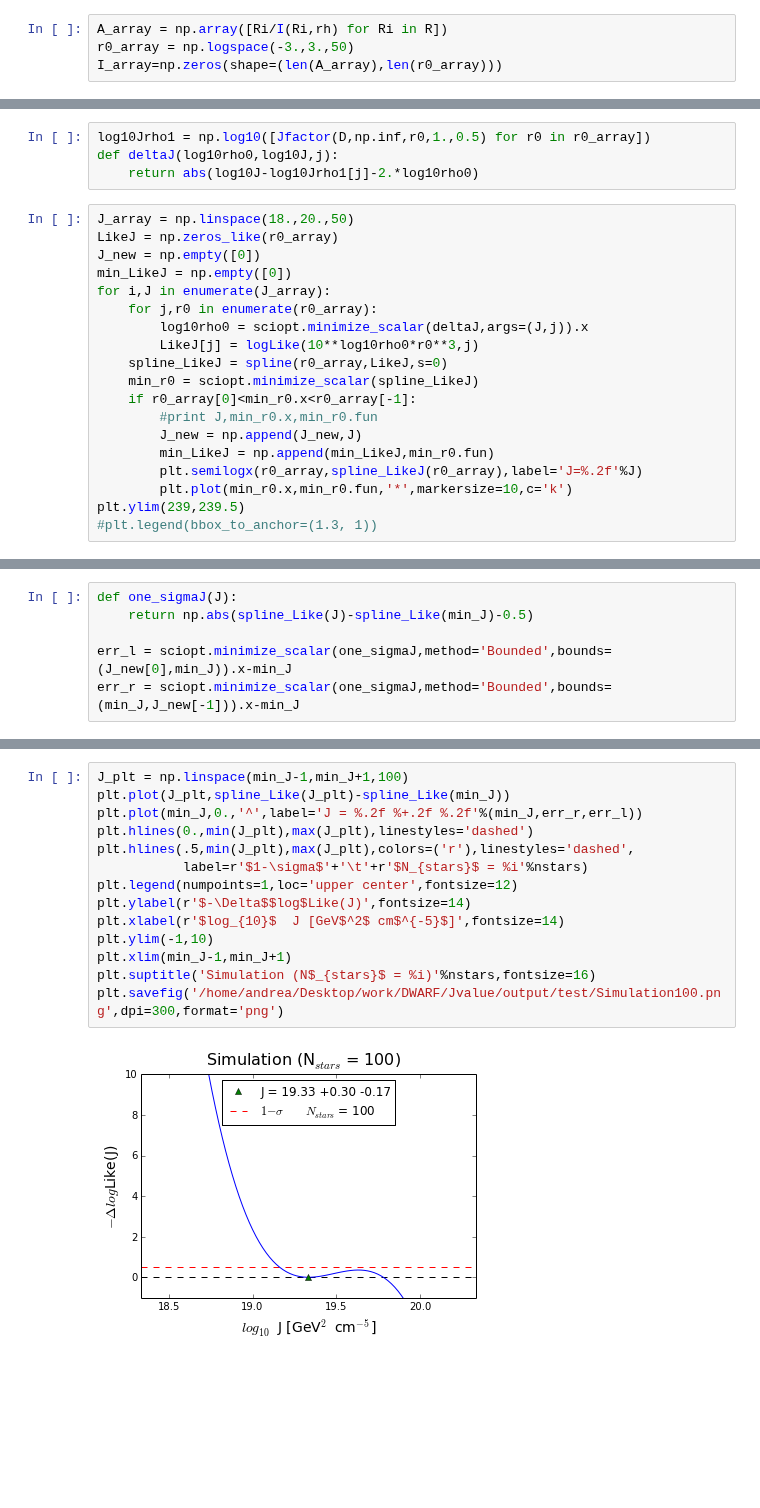
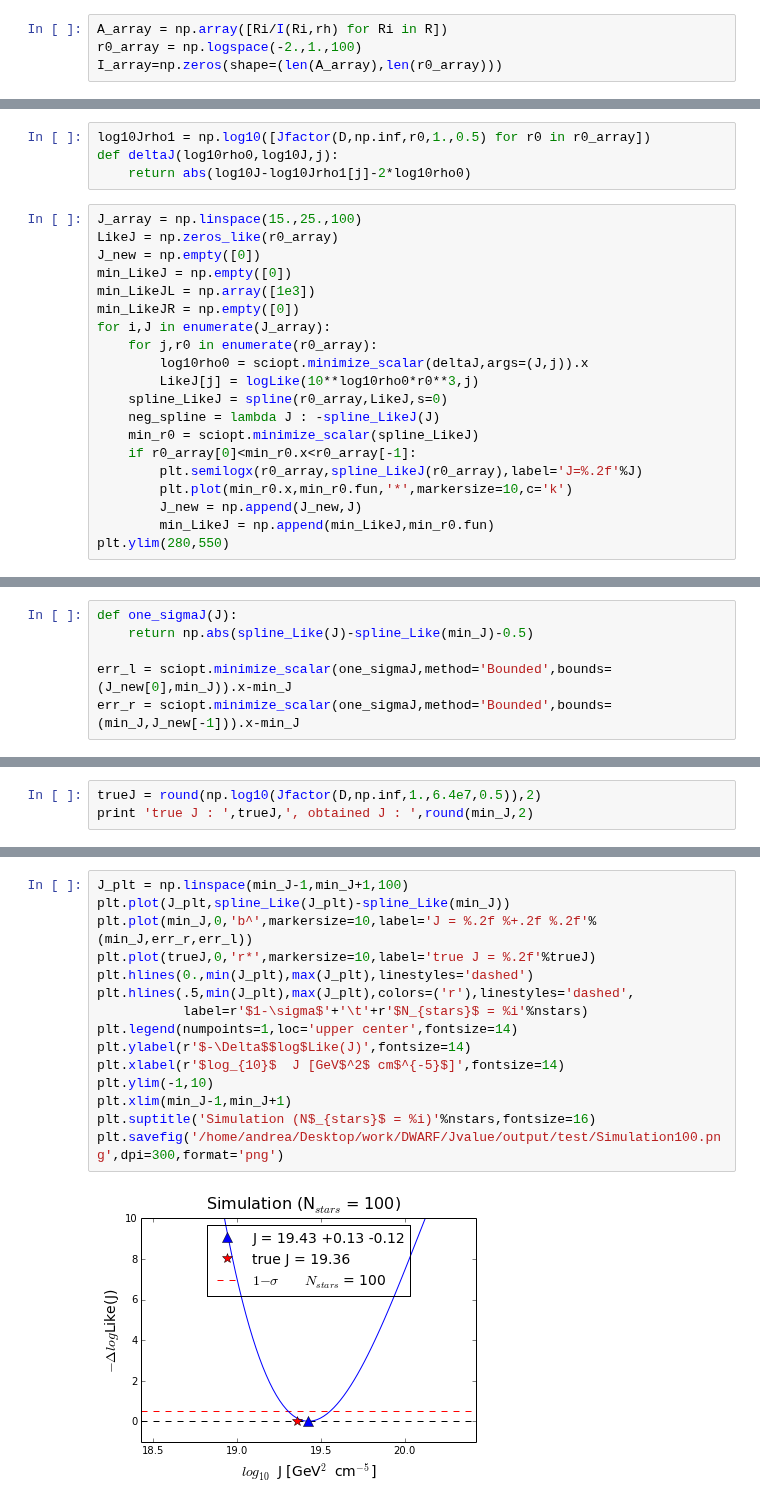
Before and after one commit to achiappo/FRESKA, a Jupyter notebook: simulation.ipynb, the cells around one changed output, grey strips where cells are left out. Saved outputs shown, nothing was run; the diff lists cells and outputs as text; blank space fills up the shorter version.

Commit message:
bias (probably) solved
this notebook contains the version of the MLE scheme which obtains a best-fit J and consistent 1-sigma confidence intervals which contain the true J

```diff
--- a/simulation.ipynb
+++ b/simulation.ipynb
@@ -63,7 +60,7 @@ rh=0.25
 nstars=np.size(R)
 # %%
 A_array = np.array([Ri/I(Ri,rh) for Ri in R])
-r0_array = np.logspace(-3.,3.,50)
+r0_array = np.logspace(-2.,1.,100)
 I_array=np.zeros(shape=(len(A_array),len(r0_array)))
 # %%
 def array_builder(r_array, R_array):
@@ -91,23 +88,24 @@ def logLike(M0,j):
 # %%
 log10Jrho1 = np.log10([Jfactor(D,np.inf,r0,1.,0.5) for r0 in r0_array])
 def deltaJ(log10rho0,log10J,j):
-    return abs(log10J-log10Jrho1[j]-2.*log10rho0)
+    return abs(log10J-log10Jrho1[j]-2*log10rho0)
 # %%
-J_array = np.linspace(18.,20.,50)
+J_array = np.linspace(15.,25.,100)
 LikeJ = np.zeros_like(r0_array)
 J_new = np.empty([0])
 min_LikeJ = np.empty([0])
+min_LikeJL = np.array([1e3])
+min_LikeJR = np.empty([0])
 for i,J in enumerate(J_array):
     for j,r0 in enumerate(r0_array):
         log10rho0 = sciopt.minimize_scalar(deltaJ,args=(J,j)).x
         LikeJ[j] = logLike(10**log10rho0*r0**3,j)
     spline_LikeJ = spline(r0_array,LikeJ,s=0)
+    neg_spline = lambda J : -spline_LikeJ(J)
     min_r0 = sciopt.minimize_scalar(spline_LikeJ)
     if r0_array[0]<min_r0.x<r0_array[-1]:
-        #print J,min_r0.x,min_r0.fun
+        plt.semilogx(r0_array,spline_LikeJ(r0_array),label='J=%.2f'%J)
+        plt.plot(min_r0.x,min_r0.fun,'*',markersize=10,c='k')
         J_new = np.append(J_new,J)
         min_LikeJ = np.append(min_LikeJ,min_r0.fun)
-        plt.semilogx(r0_array,spline_LikeJ(r0_array),label='J=%.2f'%J)
-        plt.plot(min_r0.x,min_r0.fun,'*',markersize=10,c='k')
-plt.ylim(239,239.5)
-#plt.legend(bbox_to_anchor=(1.3, 1))
+plt.ylim(280,550)
@@ -131,0 +133,3 @@ print min_J,err_l,err_r
+# %%
+trueJ = round(np.log10(Jfactor(D,np.inf,1.,6.4e7,0.5)),2)
+print 'true J : ',trueJ,', obtained J : ',round(min_J,2)
@@ -132,17 +138,18 @@ print min_J,err_l,err_r
 # %%
 J_plt = np.linspace(min_J-1,min_J+1,100)
 plt.plot(J_plt,spline_Like(J_plt)-spline_Like(min_J))
-plt.plot(min_J,0.,'^',label='J = %.2f %+.2f %.2f'%(min_J,err_r,err_l))
+plt.plot(min_J,0,'b^',markersize=10,label='J = %.2f %+.2f %.2f'%(min_J,err_r,err_l))
+plt.plot(trueJ,0,'r*',markersize=10,label='true J = %.2f'%trueJ)
 plt.hlines(0.,min(J_plt),max(J_plt),linestyles='dashed')
 plt.hlines(.5,min(J_plt),max(J_plt),colors=('r'),linestyles='dashed',
            label=r'$1-\sigma$'+'\t'+r'$N_{stars}$ = %i'%nstars)
-plt.legend(numpoints=1,loc='upper center',fontsize=12)
+plt.legend(numpoints=1,loc='upper center',fontsize=14)
 plt.ylabel(r'$-\Delta$$log$Like(J)',fontsize=14)
 plt.xlabel(r'$log_{10}$  J [GeV$^2$ cm$^{-5}$]',fontsize=14)
 plt.ylim(-1,10)
 plt.xlim(min_J-1,min_J+1)
 plt.suptitle('Simulation (N$_{stars}$ = %i)'%nstars,fontsize=16)
 plt.savefig('/home/andrea/Desktop/work/DWARF/Jvalue/output/test/Simulation100.png',dpi=300,format='png')
 # %% [output]
-[figure, old version]
+[figure, new version]
 # %%
```
Also changed, not shown: parts of 9 cells of this notebook.
